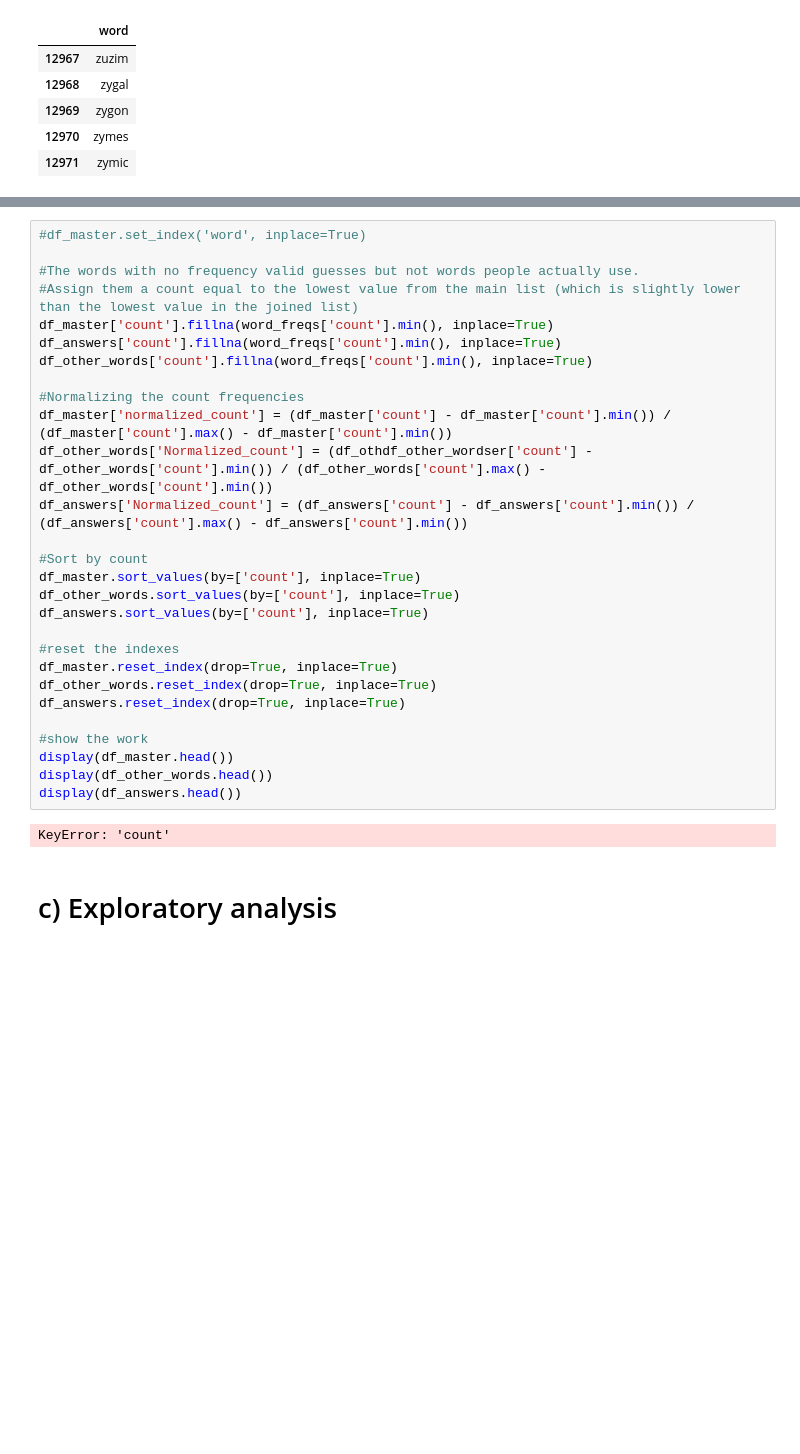
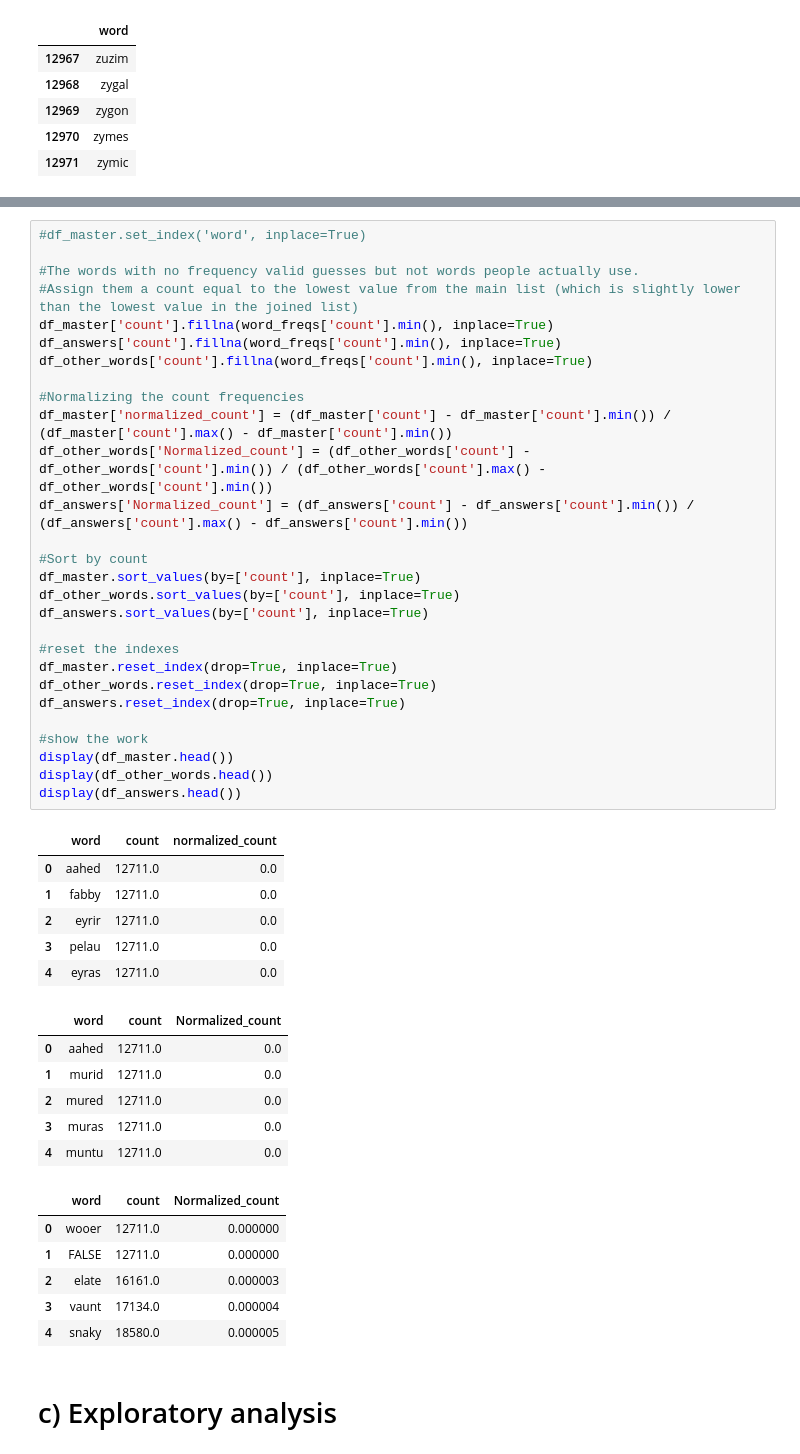
Before and after one commit to McQuillanJes/4310-Team14, a Jupyter notebook: MLP2/analysis/MLP2-Team14.ipynb, the cells around one changed output, grey strips where cells are left out. Cells and saved outputs as stored; diff of their text form; blank space fills up the shorter version.

Commit message:
fixed normalization error

```diff
--- a/MLP2/analysis/MLP2-Team14.ipynb
+++ b/MLP2/analysis/MLP2-Team14.ipynb
@@ -269,33 +275,50 @@ dtype: int64
 # %%
 #df_master.set_index('word', inplace=True)
 
 #The words with no frequency valid guesses but not words people actually use.
 #Assign them a count equal to the lowest value from the main list (which is slightly lower than the lowest value in the joined list)
 df_master['count'].fillna(word_freqs['count'].min(), inplace=True)
 df_answers['count'].fillna(word_freqs['count'].min(), inplace=True)
 df_other_words['count'].fillna(word_freqs['count'].min(), inplace=True)
 
 #Normalizing the count frequencies
 df_master['normalized_count'] = (df_master['count'] - df_master['count'].min()) / (df_master['count'].max() - df_master['count'].min())
-df_other_words['Normalized_count'] = (df_othdf_other_wordser['count'] - df_other_words['count'].min()) / (df_other_words['count'].max() - df_other_words['count'].min())
+df_other_words['Normalized_count'] = (df_other_words['count'] - df_other_words['count'].min()) / (df_other_words['count'].max() - df_other_words['count'].min())
 df_answers['Normalized_count'] = (df_answers['count'] - df_answers['count'].min()) / (df_answers['count'].max() - df_answers['count'].min())
 
 #Sort by count
 df_master.sort_values(by=['count'], inplace=True)
 df_other_words.sort_values(by=['count'], inplace=True)
 df_answers.sort_values(by=['count'], inplace=True)
 
 #reset the indexes
 df_master.reset_index(drop=True, inplace=True)
 df_other_words.reset_index(drop=True, inplace=True)
 df_answers.reset_index(drop=True, inplace=True)
 
 #show the work
 display(df_master.head())
 display(df_other_words.head())
 display(df_answers.head())
 # %% [output]
-KeyError: 'count'
+|  | word | count | normalized_count |
+| 0 | aahed | 12711.0 | 0.0 |
+| 1 | fabby | 12711.0 | 0.0 |
+| 2 | eyrir | 12711.0 | 0.0 |
+| 3 | pelau | 12711.0 | 0.0 |
+| 4 | eyras | 12711.0 | 0.0 |
+|  | word | count | Normalized_count |
+| 0 | aahed | 12711.0 | 0.0 |
+| 1 | murid | 12711.0 | 0.0 |
+| 2 | mured | 12711.0 | 0.0 |
+| 3 | muras | 12711.0 | 0.0 |
+| 4 | muntu | 12711.0 | 0.0 |
+|  | word | count | Normalized_count |
+| 0 | wooer | 12711.0 | 0.000000 |
+| 1 | FALSE | 12711.0 | 0.000000 |
+| 2 | elate | 16161.0 | 0.000003 |
+| 3 | vaunt | 17134.0 | 0.000004 |
+| 4 | snaky | 18580.0 | 0.000005 |
 # %% [markdown]
 # c) Exploratory analysis
 # %% [markdown]
```
Also changed, not shown: parts of 1 cell of this notebook.
